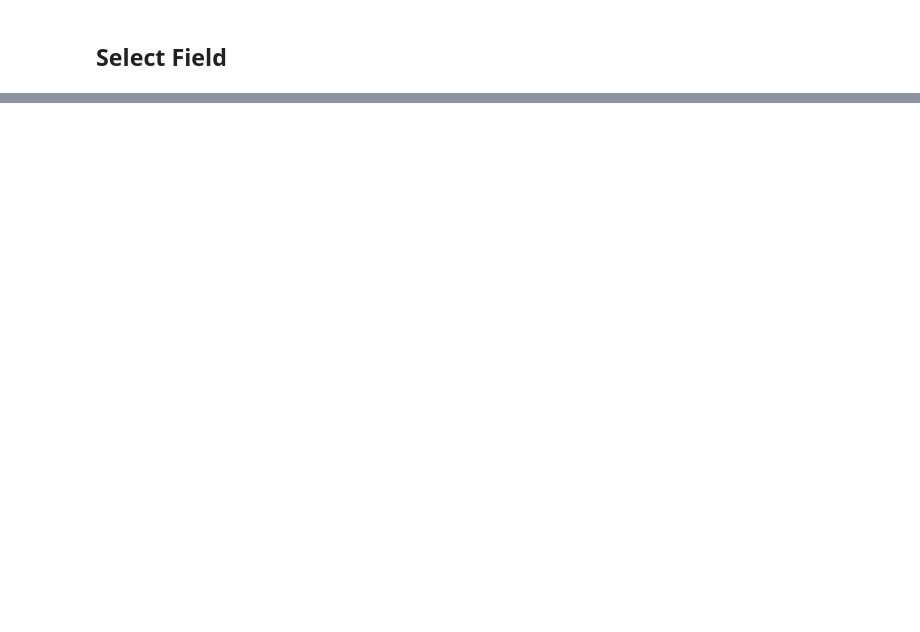
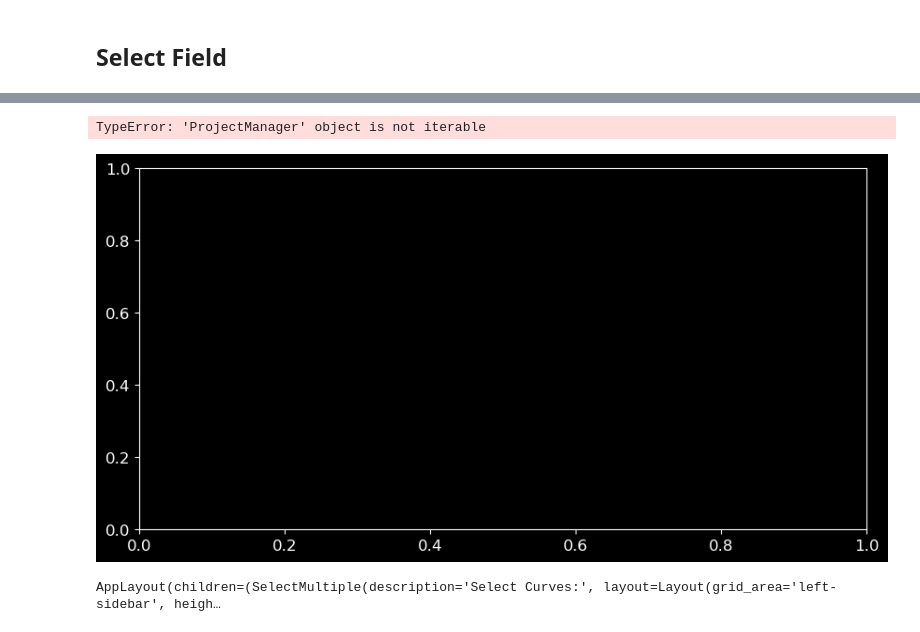
Before and after one commit to OilCoder/Kansas, a Jupyter notebook: code/preprocessing.ipynb, the cells around one changed output, grey strips where cells are left out. Saved outputs shown, nothing was run; the diff lists cells and outputs as text; code cells hidden in the pictures; blank space fills up the shorter version.

Commit message:
ajsut project to new roadmpap. developing in progress

```diff
--- a/code/preprocessing.ipynb
+++ b/code/preprocessing.ipynb
@@ -141,0 +80,13 @@ LLM with RAG to check formation
+# %%
+# Import necessary modules
+from scripts.project_manager import ProjectManager
+from scripts.widgets import load_and_select_field
+
+# Create an instance of ProjectManager with the path to your data directory
+base_directory = '../data/v3.0_las_files'  # Replace with the path to your .las files
+project_manager = ProjectManager(base_directory)
+
+# Call the function to create and display the dropdown and button
+field_selector_widget = load_and_select_field(project_manager)
+
+project_manager.selected_curves = ['DT', 'GR', 'MI', 'MN', 'RHOB', 'RILD', 'RILM', 'SP']
@@ -141,0 +97,13 @@ LLM with RAG to check formation
+# %%
+from scripts.widgets import plot_welly_curves
+
+plot_welly_curves(project_manager, project_manager.selected_curves)
+# %% [output]
+TypeError: 'ProjectManager' object is not iterable
+[figure, added]
+# %%
+from scripts.widgets import display_statistics
+
+display_statistics(project_manager)
+# %% [output]
+AppLayout(children=(SelectMultiple(description='Select Curves:', layout=Layout(grid_area='left-sidebar', heigh…
```
Also changed, not shown: parts of 8 cells of this notebook, 10 other files.
